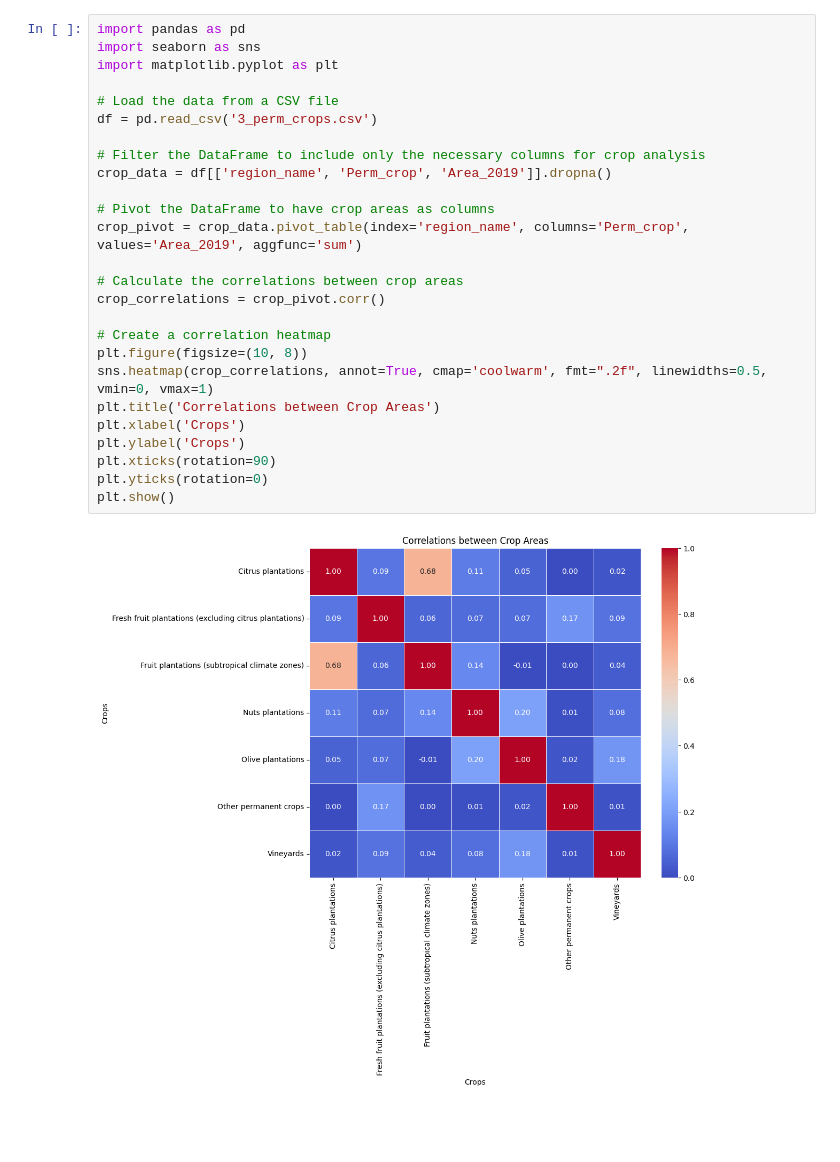
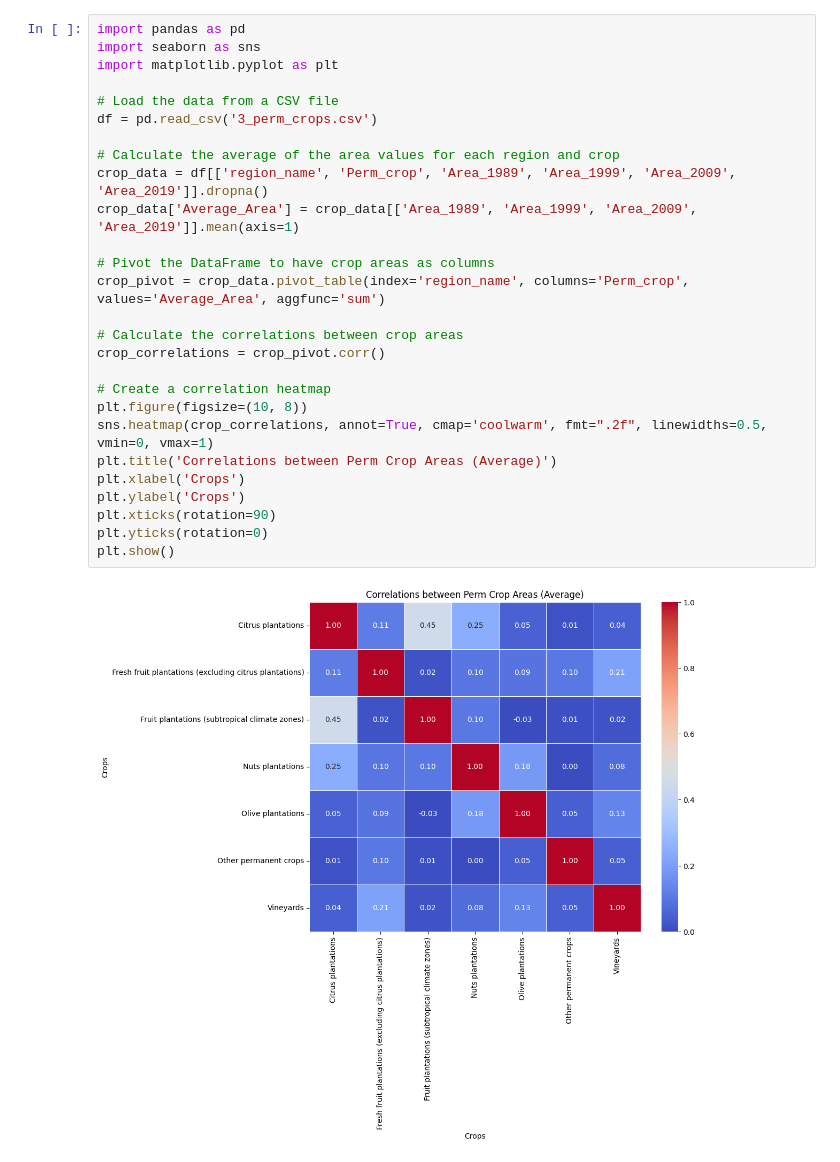
Before and after one commit to jfilipa1/AVCD_JE_VF, a Jupyter notebook: correlations.ipynb, the cells around one changed output. Drawn from its saved outputs; the diff is of its cells as text; blank space fills up the shorter version.

Commit message:
data siecne da madrugada

```diff
--- a/correlations.ipynb
+++ b/correlations.ipynb
@@ -1,28 +1,29 @@
 # %%
 import pandas as pd
 import seaborn as sns
 import matplotlib.pyplot as plt
 
 # Load the data from a CSV file
 df = pd.read_csv('3_perm_crops.csv')
 
-# Filter the DataFrame to include only the necessary columns for crop analysis
-crop_data = df[['region_name', 'Perm_crop', 'Area_2019']].dropna()
+# Calculate the average of the area values for each region and crop
+crop_data = df[['region_name', 'Perm_crop', 'Area_1989', 'Area_1999', 'Area_2009', 'Area_2019']].dropna()
+crop_data['Average_Area'] = crop_data[['Area_1989', 'Area_1999', 'Area_2009', 'Area_2019']].mean(axis=1)
 
 # Pivot the DataFrame to have crop areas as columns
-crop_pivot = crop_data.pivot_table(index='region_name', columns='Perm_crop', values='Area_2019', aggfunc='sum')
+crop_pivot = crop_data.pivot_table(index='region_name', columns='Perm_crop', values='Average_Area', aggfunc='sum')
 
 # Calculate the correlations between crop areas
 crop_correlations = crop_pivot.corr()
 
 # Create a correlation heatmap
 plt.figure(figsize=(10, 8))
 sns.heatmap(crop_correlations, annot=True, cmap='coolwarm', fmt=".2f", linewidths=0.5, vmin=0, vmax=1)
-plt.title('Correlations between Crop Areas')
+plt.title('Correlations between Perm Crop Areas (Average)')
 plt.xlabel('Crops')
 plt.ylabel('Crops')
 plt.xticks(rotation=90)
 plt.yticks(rotation=0)
 plt.show()
 # %% [output]
-[figure, old version]
+[figure, new version]
```
Also changed, not shown: parts of 4 cells of this notebook, 1 other file.
